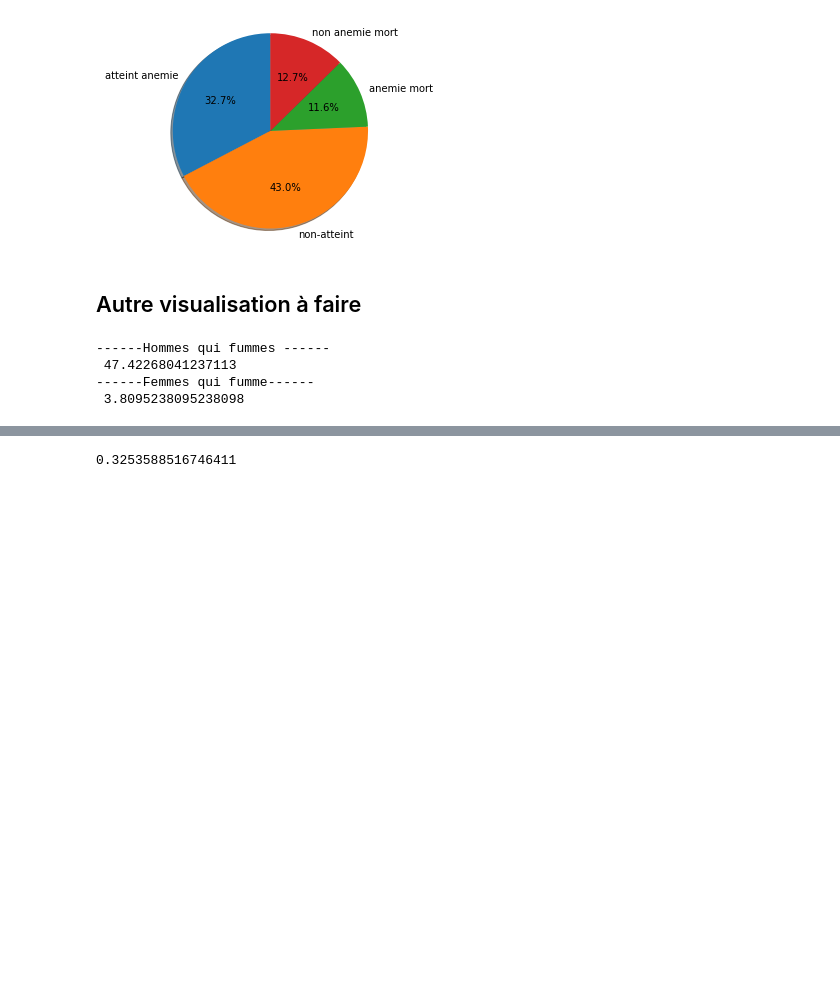
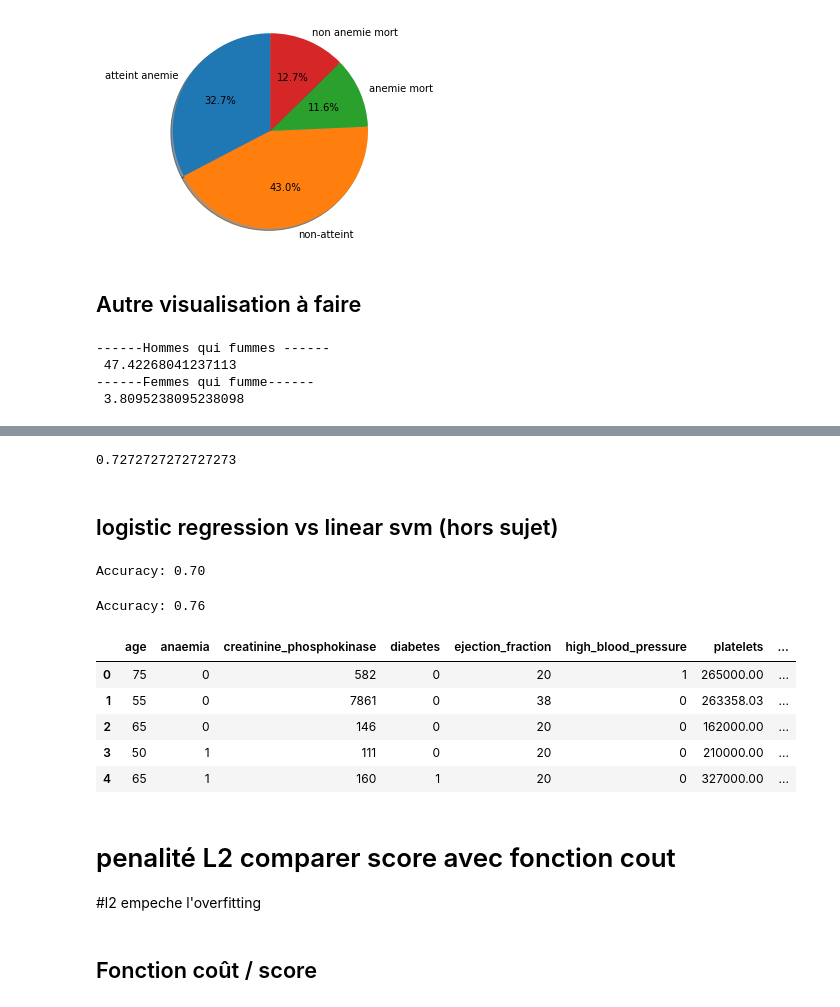
Before and after one commit to ragnvr/IAS_heart_failure, a Jupyter notebook: heart_failure.ipynb, the cells around one changed output, grey strips where cells are left out. Drawn from its saved outputs; the diff is of its cells as text; code cells hidden in the pictures; blank space fills up the shorter version.

```diff
--- a/heart_failure.ipynb
+++ b/heart_failure.ipynb
@@ -304,6 +314,11 @@ x_train, x_test, y_train, y_test = train_test_split(X, y, test_size = 0.3, rando
 # %%
-model=  SGDClassifier()
+#on fixe
+#loss = 'log'
+#penalite =  l2'
+#random_state pour la reproductibilité du résultat : on choissi 5
+
+model=  SGDClassifier(loss='log', penalty='l2', random_state=5)
 model.fit(x_train,y_train)
 print(model.score(x_train,y_train))  ## on pas d'overfitting sinon on aurait eu 100%
 # %% [output]
-0.3253588516746411
+0.7272727272727273
@@ -310 +327,40 @@ print(model.score(x_train,y_train))  ## on pas d'overfitting sinon on aurait eu
+# %% [markdown]
+<h2>  logistic regression vs linear svm (hors sujet) </h2>
+# %%
+##########
+    ## SGDClassifier avec une fonction cout 'log' est equivalent à la fonction logistic regression
+ ##source sklearn
+
+model=  SGDClassifier(loss='log', penalty='l2', random_state=5)
+model.fit(x_train,y_train)
+
+predY = model.predict(x_test)
+print('Accuracy: {:.2f}'.format(accuracy_score(y_test, predY)))
+# %% [output]
+Accuracy: 0.70
+# %%
+    ## SGDClassifier avec une fonction cout 'hinge' est equivalent à la fonction SVM
+
+
+model=  SGDClassifier(loss='hinge', penalty='l2' ,random_state=5)  ## fonction cout hinge ~~~   linear svm  ##source sklearn
+model.fit(x_train,y_train)
+
+predY = model.predict(x_test)
+print('Accuracy: {:.2f}'.format(accuracy_score(y_test, predY)))
+# %% [output]
+Accuracy: 0.76
+# %%
+dataset.head(5)
+# %% [output]
+|  | age | anaemia | creatinine_phosphokinase | diabetes | ejection_fraction | high_blood_pressure | platelets | ... |
+| 0 | 75 | 0 | 582 | 0 | 20 | 1 | 265000.00 | ... |
+| 1 | 55 | 0 | 7861 | 0 | 38 | 0 | 263358.03 | ... |
+| 2 | 65 | 0 | 146 | 0 | 20 | 0 | 162000.00 | ... |
+| 3 | 50 | 1 | 111 | 0 | 20 | 0 | 210000.00 | ... |
+| 4 | 65 | 1 | 160 | 1 | 20 | 0 | 327000.00 | ... |
+# %% [markdown]
+<h1> penalité  L2 comparer score avec fonction cout </h1>
+#l2 empeche l'overfitting
+# %% [markdown]
+<h2> Fonction coût / score </h2>
 # %%
```
Also changed, not shown: parts of 20 cells of this notebook.
